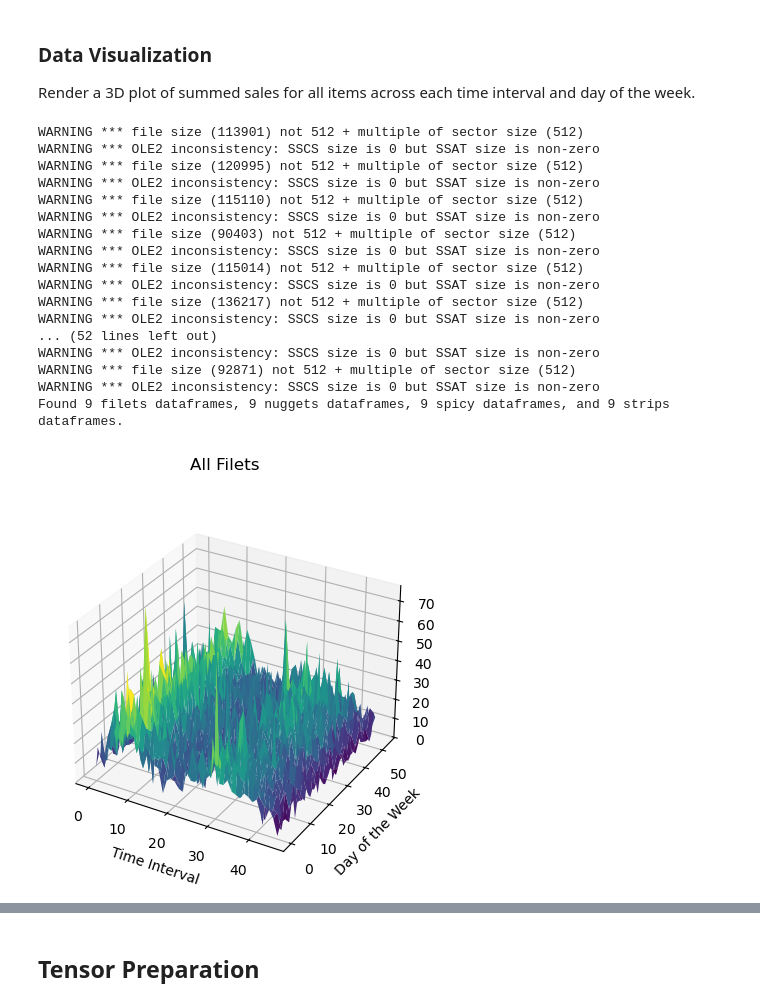
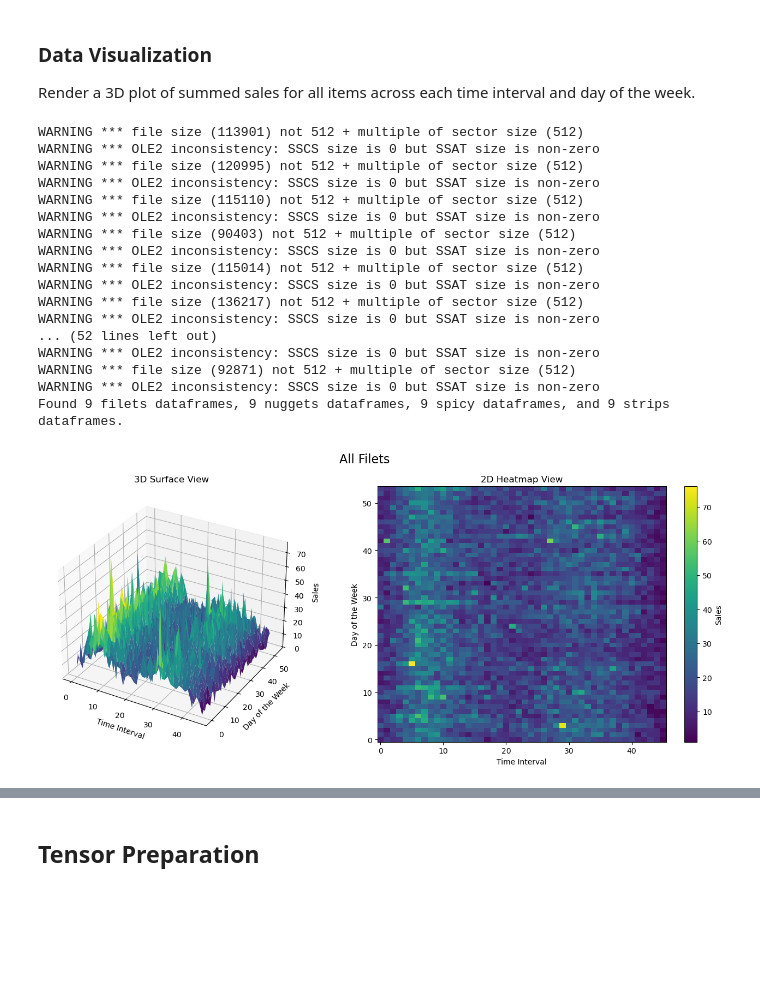
Before and after one commit to Sylis-V/cfa-predictor, a Jupyter notebook: model_training.ipynb, the cells around one changed output, grey strips where cells are left out. Cells and saved outputs as stored; diff of their text form; code cells hidden in the pictures; blank space fills up the shorter version.

Commit message:
New data visualization methods

```diff
--- a/model_training.ipynb
+++ b/model_training.ipynb
@@ -228,39 +224,61 @@ for protein in all_proteins:
             stitched_protein.append(protein[i][0].copy())
         else:
             stitched_protein[-1] = pd.concat([stitched_protein[-1], protein[i][0].iloc[:, 1:]], axis=1)
 
 
 protein_labels = ['Filets', 'Nuggets', 'Spicy', 'Strips']
 
 for i, protein in enumerate(stitched_protein):
-    fig = plt.figure()
-    ax = fig.add_subplot(111, projection='3d')
-    x = protein['Time Interval'].to_numpy().clip(0, 46)
+    fig = plt.figure(figsize=(14, 6))
+
+    x = protein['Time Interval'].to_numpy()
     y = np.arange(protein.shape[1] - 1)
     X, Y = np.meshgrid(x, y)
     Z = protein.iloc[:, 1:].values.T
-    ax.plot_surface(X, Y, Z, cmap='viridis')
-    ax.set_xlabel('Time Interval')
-    ax.set_ylabel('Day of the Week')
-    ax.set_zlabel('Sales')
-    fig.suptitle(f'All {protein_labels[i]}')
+
+    # --- Left Plot: 3D Surface ---
+    # We define projection='3d' specifically for the first subplot
+    ax1 = fig.add_subplot(1, 2, 1, projection='3d')
+    surf = ax1.plot_surface(X, Y, Z, cmap='viridis')
+    ax1.set_xlabel('Time Interval')
+    ax1.set_ylabel('Day of the Week')
+    ax1.set_zlabel('Sales')
+    ax1.set_title('3D Surface View')
+
+    # --- Right Plot: 2D Heatmap ---
+    # The second subplot automatically defaults to 2D
+    ax2 = fig.add_subplot(1, 2, 2)
+    mesh = ax2.pcolormesh(X, Y, Z, cmap='viridis', shading='auto')
+    ax2.set_xlabel('Time Interval')
+    ax2.set_ylabel('Day of the Week')
+    ax2.set_title('2D Heatmap View')
+
+    # Add a colorbar next to the 2D plot to map colors to Sales numbers
+    cbar = fig.colorbar(mesh, ax=ax2)
+    cbar.set_label('Sales')
+
+    # Main title for the entire figure
+    fig.suptitle(f'All {protein_labels[i]}', fontsize=16)
+
+    # Cleans up the spacing between the two plots so labels don't overlap
+    plt.tight_layout()
     plt.show()
 # %% [output]
 WARNING *** file size (113901) not 512 + multiple of sector size (512)
 WARNING *** OLE2 inconsistency: SSCS size is 0 but SSAT size is non-zero
 WARNING *** file size (120995) not 512 + multiple of sector size (512)
 WARNING *** OLE2 inconsistency: SSCS size is 0 but SSAT size is non-zero
 WARNING *** file size (115110) not 512 + multiple of sector size (512)
 WARNING *** OLE2 inconsistency: SSCS size is 0 but SSAT size is non-zero
 WARNING *** file size (90403) not 512 + multiple of sector size (512)
 WARNING *** OLE2 inconsistency: SSCS size is 0 but SSAT size is non-zero
 WARNING *** file size (115014) not 512 + multiple of sector size (512)
 WARNING *** OLE2 inconsistency: SSCS size is 0 but SSAT size is non-zero
 WARNING *** file size (136217) not 512 + multiple of sector size (512)
 WARNING *** OLE2 inconsistency: SSCS size is 0 but SSAT size is non-zero
 ... (52 lines left out)
 WARNING *** OLE2 inconsistency: SSCS size is 0 but SSAT size is non-zero
 WARNING *** file size (92871) not 512 + multiple of sector size (512)
 WARNING *** OLE2 inconsistency: SSCS size is 0 but SSAT size is non-zero
 Found 9 filets dataframes, 9 nuggets dataframes, 9 spicy dataframes, and 9 strips dataframes.
-[figure, old version]
+[figure, new version]
```
Also changed, not shown: parts of 2 cells of this notebook.
